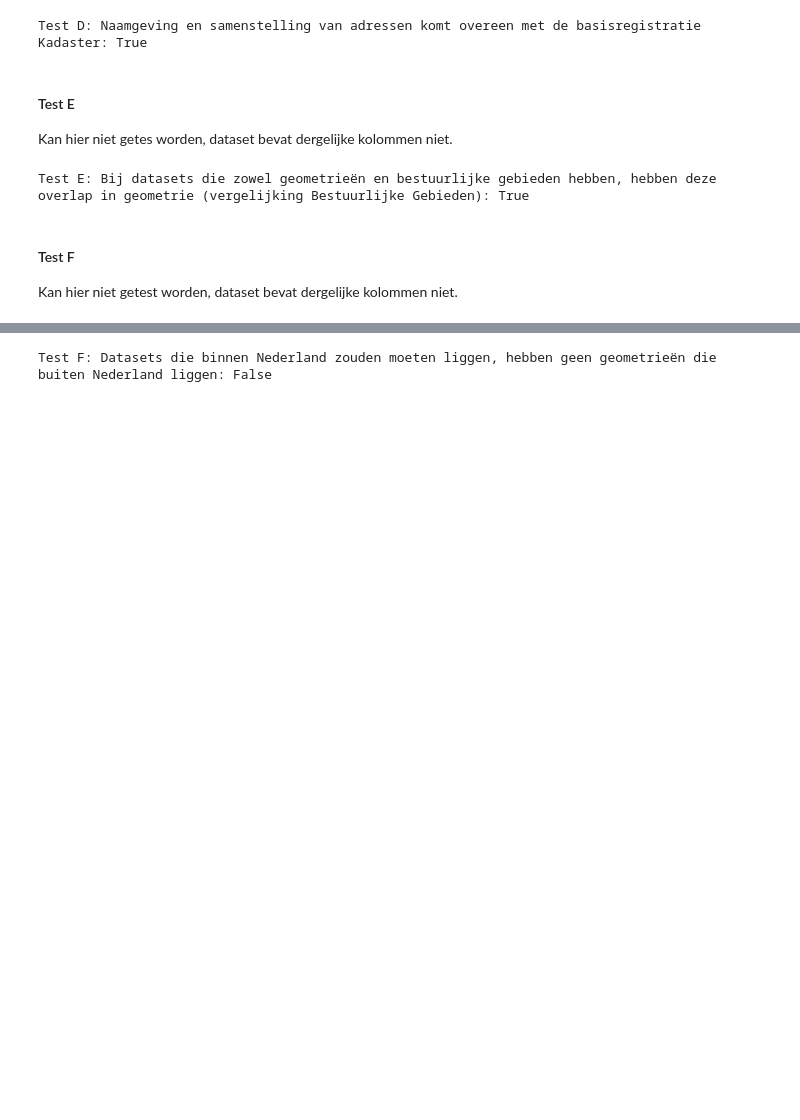
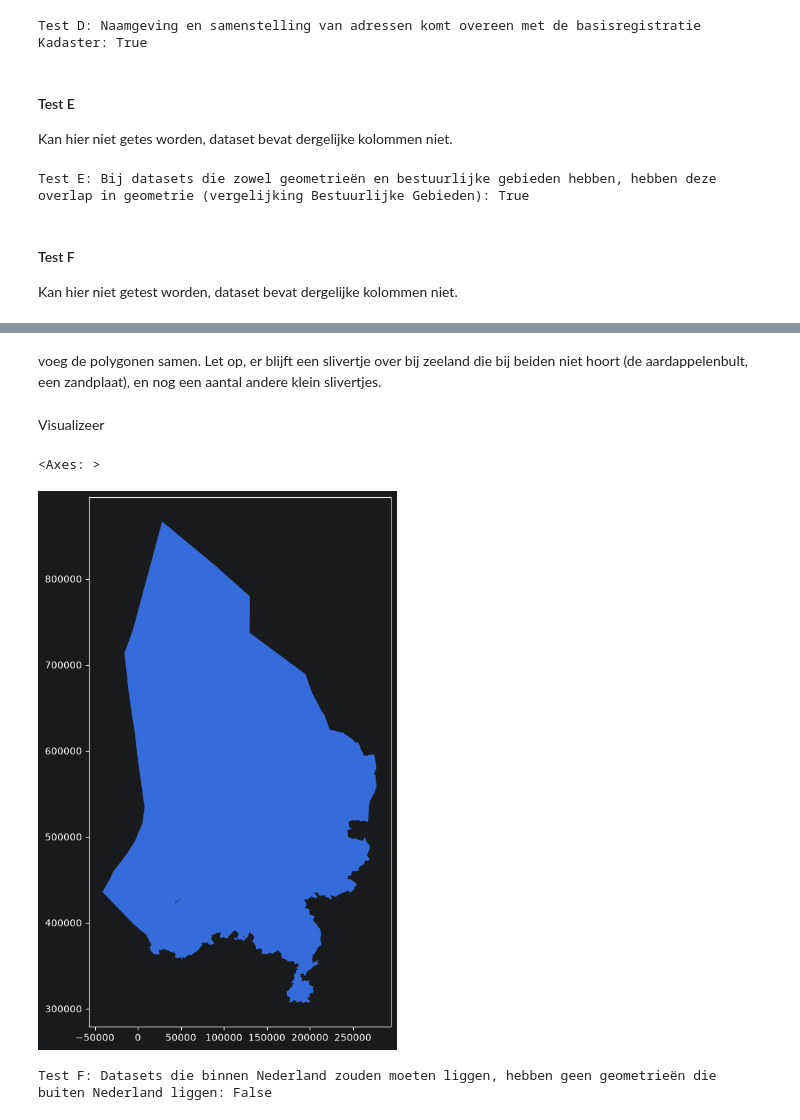
Before and after one commit to ThyavdBerg/RCE_DNANL_B-DK_use_cases, a Jupyter notebook: archeologische_complexen_datakwaliteit.ipynb, the cells around one changed output, grey strips where cells are left out. Saved outputs shown, nothing was run; the diff lists cells and outputs as text; code cells hidden in the pictures; blank space fills up the shorter version.

```diff
--- a/archeologische_complexen_datakwaliteit.ipynb
+++ b/archeologische_complexen_datakwaliteit.ipynb
@@ -1822,0 +1904,2 @@ FROM read_parquet('./data/brons/bestuurlijke_gebieden_2026/landgebied.parquet');
+# %% [markdown]
+voeg de polygonen samen. Let op, er blijft een slivertje over bij zeeland die bij beiden niet hoort (de aardappelenbult, een zandplaat), en nog een aantal andere klein slivertjes.
@@ -1823,3 +1935,17 @@ FROM read_parquet('./data/brons/bestuurlijke_gebieden_2026/landgebied.parquet');
+# %% [markdown]
+Visualizeer
+# %%
+gecombineerde_zee = duckdb.sql(f"""
+SELECT ST_ASTEXT(geometry) as geometry FROM land_en_zee WHERE omtrek_van = 'combinatie';""").fetchdf()
+gecombineerde_zee
+gecombineerde_zee['geometry'] = gecombineerde_zee['geometry'].apply(wkt.loads)
+gecombineerde_zee = gpd.GeoDataFrame(gecombineerde_zee, geometry='geometry')
+# %%
+fig, ax = plt.subplots(figsize=(20, 10))
+gecombineerde_zee.plot(ax=ax)
+# %% [output]
+<Axes: >
+[figure, added]
 # %%
 # testen of alle geometrieën in Nederland liggen.
 geom_in_nederland = duckdb.sql(f"""
```
Also changed, not shown: parts of 12 cells of this notebook, 1 other file.
